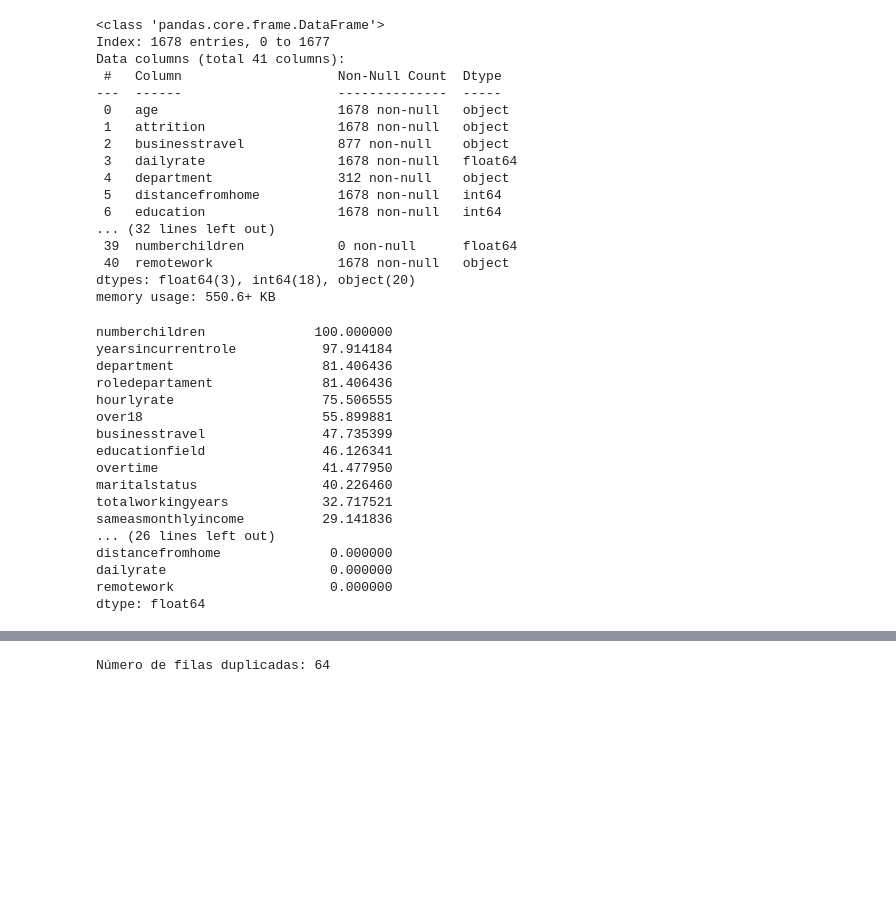
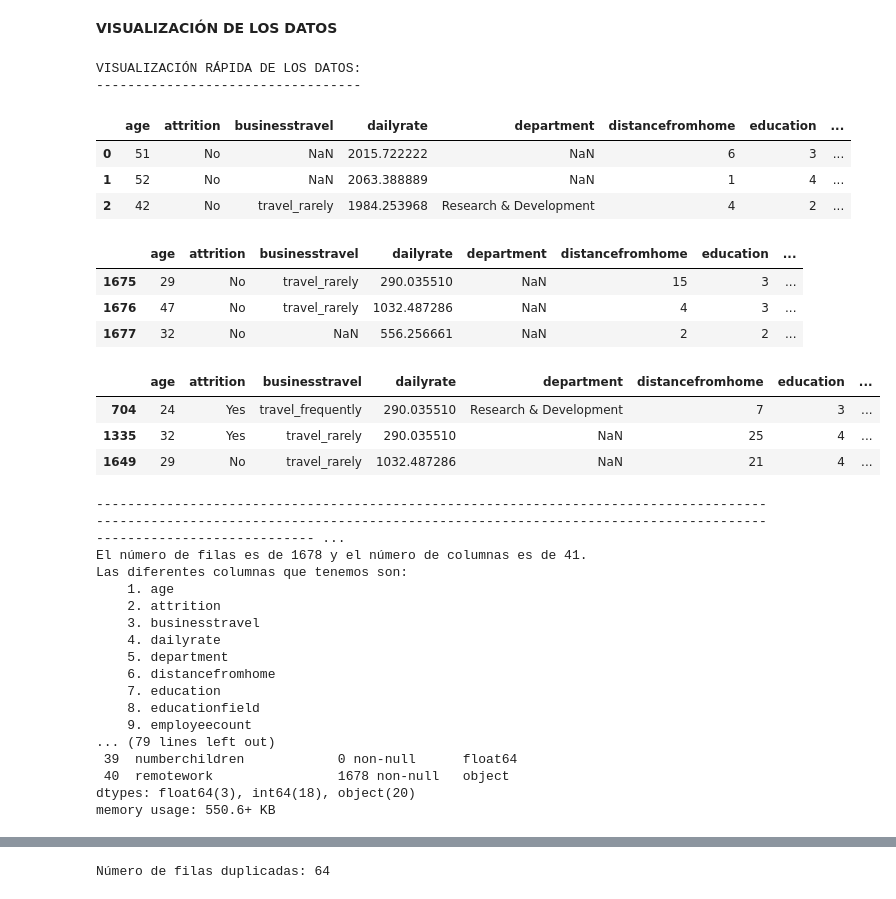
Before and after one commit to AnaROGA/project-da-promo-54-modulo-3-team-1, a Jupyter notebook: notebooks/Fase_1y2_EDA_y_Transformacion_Datos/EDA.ipynb, the cells around one changed output, grey strips where cells are left out. Drawn from its saved outputs; the diff is of its cells as text; code cells hidden in the pictures; blank space fills up the shorter version.

Commit message:
EDA y transformación de datos

```diff
--- a/notebooks/Fase_1y2_EDA_y_Transformacion_Datos/EDA.ipynb
+++ b/notebooks/Fase_1y2_EDA_y_Transformacion_Datos/EDA.ipynb
@@ -50,44 +30,36 @@ Valores aleatorios:
-# %%
-df.info()
-
-# NOTAS:
-#-- Nulos: businesstravel, department, educationfield, hourlyrate , maritalstatus, monthlyincome, over18, overtime, performancerating, standardhours, totalworkingyears, worklifebalance, yearsincurrentrole, sameasmonthlyincome, salary, roledepartament , numberchildren.
-# %% [output]
-<class 'pandas.core.frame.DataFrame'>
-Index: 1678 entries, 0 to 1677
-Data columns (total 41 columns):
- #   Column                    Non-Null Count  Dtype
----  ------                    --------------  -----
- 0   age                       1678 non-null   object
- 1   attrition                 1678 non-null   object
- 2   businesstravel            877 non-null    object
- 3   dailyrate                 1678 non-null   float64
- 4   department                312 non-null    object
- 5   distancefromhome          1678 non-null   int64
- 6   education                 1678 non-null   int64
-... (32 lines left out)
- 39  numberchildren            0 non-null      float64
- 40  remotework                1678 non-null   object
-dtypes: float64(3), int64(18), object(20)
-memory usage: 550.6+ KB
-# %%
-nulos = df.isnull().sum()/df.shape[0]*100
-nulos.sort_values(ascending=False)
-# %% [output]
-numberchildren              100.000000
-yearsincurrentrole           97.914184
-department                   81.406436
-roledepartament              81.406436
-hourlyrate                   75.506555
-over18                       55.899881
-businesstravel               47.735399
-educationfield               46.126341
-overtime                     41.477950
-maritalstatus                40.226460
-totalworkingyears            32.717521
-sameasmonthlyincome          29.141836
-... (26 lines left out)
-distancefromhome              0.000000
-dailyrate                     0.000000
-remotework                    0.000000
-dtype: float64
+# %% [markdown]
+**VISUALIZACIÓN DE LOS DATOS**
+# %%
+EDA.visualizacion_datos(df)
+# %% [output]
+VISUALIZACIÓN RÁPIDA DE LOS DATOS:
+----------------------------------
+|  | age | attrition | businesstravel | dailyrate | department | distancefromhome | education | ... |
+| 0 | 51 | No | NaN | 2015.722222 | NaN | 6 | 3 | ... |
+| 1 | 52 | No | NaN | 2063.388889 | NaN | 1 | 4 | ... |
+| 2 | 42 | No | travel_rarely | 1984.253968 | Research & Development | 4 | 2 | ... |
+|  | age | attrition | businesstravel | dailyrate | department | distancefromhome | education | ... |
+| 1675 | 29 | No | travel_rarely | 290.035510 | NaN | 15 | 3 | ... |
+| 1676 | 47 | No | travel_rarely | 1032.487286 | NaN | 4 | 3 | ... |
+| 1677 | 32 | No | NaN | 556.256661 | NaN | 2 | 2 | ... |
+|  | age | attrition | businesstravel | dailyrate | department | distancefromhome | education | ... |
+| 704 | 24 | Yes | travel_frequently | 290.035510 | Research & Development | 7 | 3 | ... |
+| 1335 | 32 | Yes | travel_rarely | 290.035510 | NaN | 25 | 4 | ... |
+| 1649 | 29 | No | travel_rarely | 1032.487286 | NaN | 21 | 4 | ... |
+-------------------------------------------------------------------------------------------------------------------------------------------------------------------------------------------------------- ...
+El número de filas es de 1678 y el número de columnas es de 41.
+Las diferentes columnas que tenemos son:
+    1. age
+    2. attrition
+    3. businesstravel
+    4. dailyrate
+    5. department
+    6. distancefromhome
+    7. education
+    8. educationfield
+    9. employeecount
+... (79 lines left out)
+ 39  numberchildren            0 non-null      float64
+ 40  remotework                1678 non-null   object
+dtypes: float64(3), int64(18), object(20)
+memory usage: 550.6+ KB
```
Also changed, not shown: parts of 15 cells of this notebook, 2 other files.
